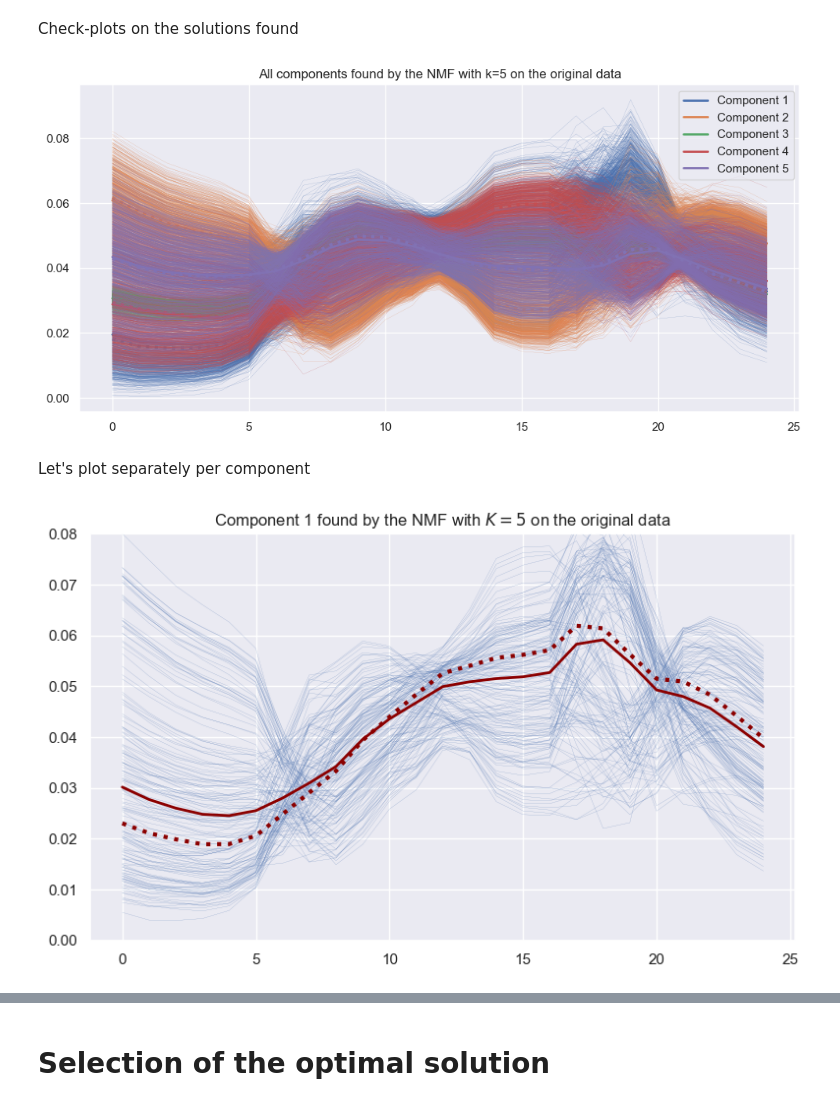
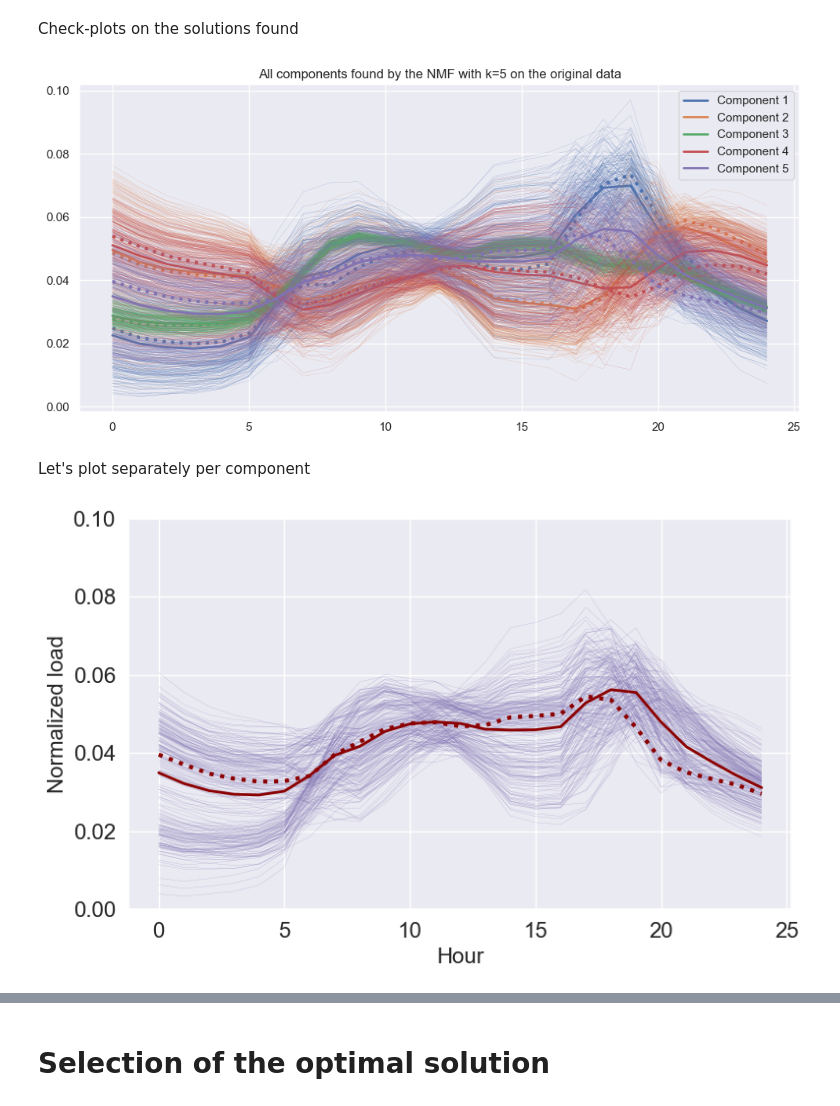
Before and after one commit to gkchln/load_bss, a Jupyter notebook: PenNMF/SelectSolutionPenNMF.ipynb, the cells around one changed output, grey strips where cells are left out. Saved outputs shown, nothing was run; the diff lists cells and outputs as text; code cells hidden in the pictures.

```diff
--- a/PenNMF/SelectSolutionPenNMF.ipynb
+++ b/PenNMF/SelectSolutionPenNMF.ipynb
@@ -63,7 +69,7 @@ specific = '_Italy'
 alpha = 3e-10
 beta = 1
 
-train_years = ['2021', '2022']
+train_years = ['2021']
 seasons = ['Spring', 'Fall', 'Winter', 'Summer']
 
 colormap = ListedColormap([colors[k] for k in range(n_components)])
@@ -197,7 +185,7 @@ pd.Series(loss_nmf).hist()
 # %%
 # HOTFIX: Remove results for which the NMF loss is in the high group
 # threshold = 0.015
-threshold = 0.008
+threshold = 0.004
 
 S_results = S_results[..., loss_nmf < threshold]
 C_results = C_results[..., loss_nmf < threshold]
@@ -227,18 +233,25 @@ ax.set_title(f"All components found by the NMF with k={n_components} on the {(1-
 ax.legend()
 plt.tight_layout()
 # %% [output]
-[figure, old version]
+[figure, new version]
 # %% [markdown]
 Let's plot separately per component
 # %%
-k = 0
+k = 4
+fontsize = 16
+# source_colors = [colors[np.nonzero(A[k, :])[0][0]] for k in range(n_components)]
+source_colors = colors
+
 fig, ax = plt.subplots(figsize=(8, 5))
 for i in range(n_clean_runs):
     line, = ax.plot(abscissa, S_results[k, :, i], linewidth=0.1, color=colors[k])
 ax.plot(abscissa, geometric_median(S_results[k, ...].T), linewidth=2, color='darkred')
 ax.plot(abscissa, geometric_medoid(S_results[k, ...].T), linewidth=3, linestyle='dotted', color='darkred')
-ax.set_title(f"Component {k + 1} found by the NMF with $K={n_components}$ on the {(1-smoothed)*'original' + smoothed*'smoothed'} data")
-plt.ylim((0, 0.08))
+# ax.set_title(f"Component {k + 1} found by the NMF with $K={n_components}$ on the {(1-smoothed)*'original' + smoothed*'smoothed'} data")
+ax.set_xlabel('Hour', fontsize=fontsize)  # X-axis label fontsize
+ax.set_ylabel('Normalized load', fontsize=fontsize)  # Y-axis label fontsize
+ax.tick_params(axis='both', which='major', labelsize=fontsize)  # X and Y ticks fontsize
+plt.ylim((0, 0.1))
 plt.tight_layout()
 # %% [output]
-[figure, old version]
+[figure, new version]
```
Also changed, not shown: parts of 23 cells of this notebook.
